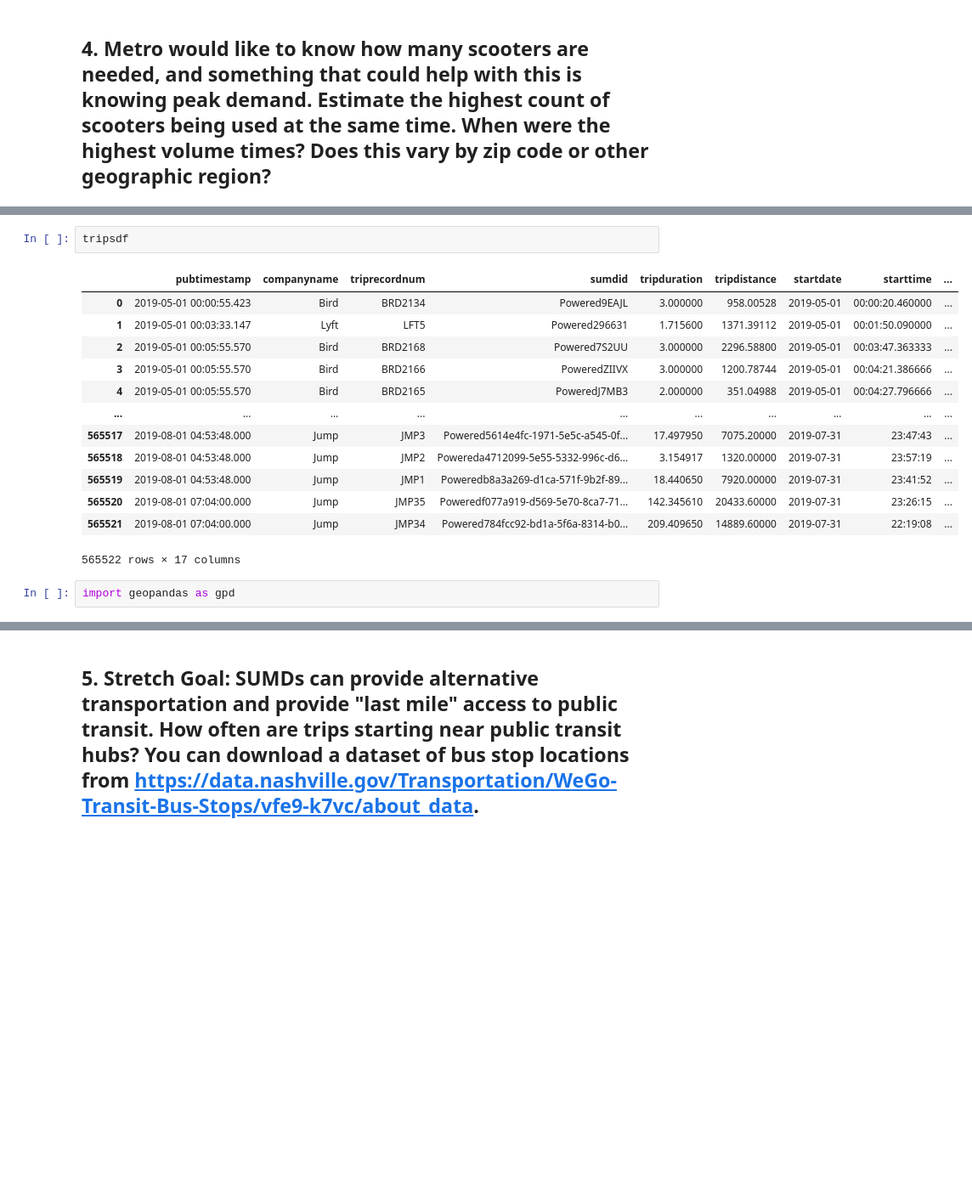
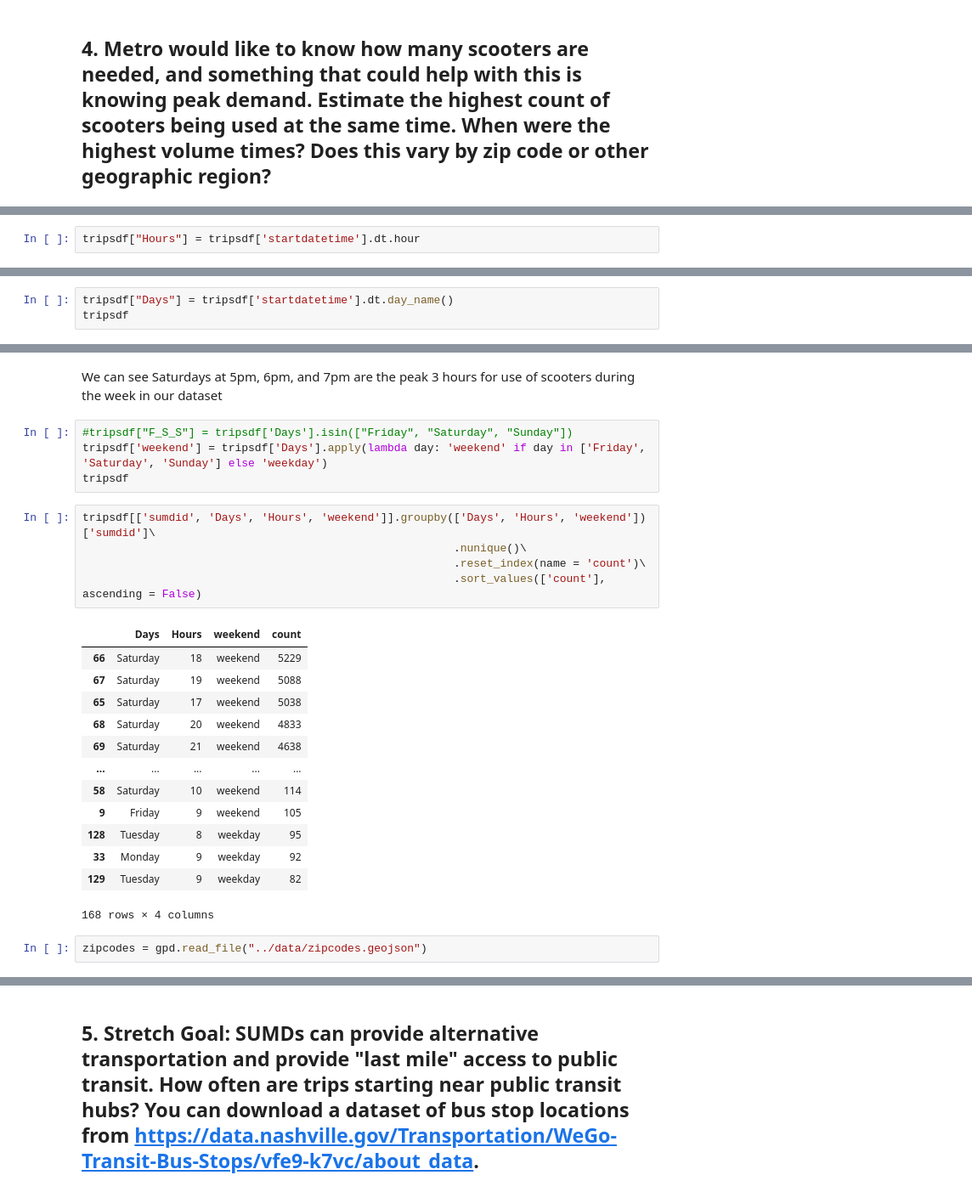
Before and after one commit to NSS-Data-Analytics-Cohort-11/scooters-hot_honey, a Jupyter notebook: notebooks/Scooters.ipynb, the cells around one changed output, grey strips where cells are left out. Shown: that part at 85% size. Saved outputs shown, nothing was run; the diff lists cells and outputs as text; blank space fills up the shorter version.

```diff
--- a/notebooks/Scooters.ipynb
+++ b/notebooks/Scooters.ipynb
@@ -912,0 +951,2 @@ tripsdf.head()
+# %%
+tripsdf["Hours"] = tripsdf['startdatetime'].dt.hour
@@ -912,0 +969,3 @@ tripsdf.head()
+# %%
+tripsdf["Days"] = tripsdf['startdatetime'].dt.day_name()
+tripsdf
@@ -913,18 +1019,27 @@ tripsdf.head()
+# %% [markdown]
+We can see Saturdays at 5pm, 6pm, and 7pm are the peak 3 hours for use of scooters during the week in our dataset
+# %%
+#tripsdf["F_S_S"] = tripsdf['Days'].isin(["Friday", "Saturday", "Sunday"])
+tripsdf['weekend'] = tripsdf['Days'].apply(lambda day: 'weekend' if day in ['Friday', 'Saturday', 'Sunday'] else 'weekday')
+tripsdf
 # %%
-tripsdf
+tripsdf[['sumdid', 'Days', 'Hours', 'weekend']].groupby(['Days', 'Hours', 'weekend'])['sumdid']\
+                                                        .nunique()\
+                                                        .reset_index(name = 'count')\
+                                                        .sort_values(['count'], ascending = False)
 # %% [output]
-|  | pubtimestamp | companyname | triprecordnum | sumdid | tripduration | tripdistance | startdate | starttime | ... |
-| 0 | 2019-05-01 00:00:55.423 | Bird | BRD2134 | Powered9EAJL | 3.000000 | 958.00528 | 2019-05-01 | 00:00:20.460000 | ... |
-| 1 | 2019-05-01 00:03:33.147 | Lyft | LFT5 | Powered296631 | 1.715600 | 1371.39112 | 2019-05-01 | 00:01:50.090000 | ... |
-| 2 | 2019-05-01 00:05:55.570 | Bird | BRD2168 | Powered7S2UU | 3.000000 | 2296.58800 | 2019-05-01 | 00:03:47.363333 | ... |
-| 3 | 2019-05-01 00:05:55.570 | Bird | BRD2166 | PoweredZIIVX | 3.000000 | 1200.78744 | 2019-05-01 | 00:04:21.386666 | ... |
-| 4 | 2019-05-01 00:05:55.570 | Bird | BRD2165 | PoweredJ7MB3 | 2.000000 | 351.04988 | 2019-05-01 | 00:04:27.796666 | ... |
-| ... | ... | ... | ... | ... | ... | ... | ... | ... | ... |
-| 565517 | 2019-08-01 04:53:48.000 | Jump | JMP3 | Powered5614e4fc-1971-5e5c-a545-0f... | 17.497950 | 7075.20000 | 2019-07-31 | 23:47:43 | ... |
-| 565518 | 2019-08-01 04:53:48.000 | Jump | JMP2 | Powereda4712099-5e55-5332-996c-d6... | 3.154917 | 1320.00000 | 2019-07-31 | 23:57:19 | ... |
-| 565519 | 2019-08-01 04:53:48.000 | Jump | JMP1 | Poweredb8a3a269-d1ca-571f-9b2f-89... | 18.440650 | 7920.00000 | 2019-07-31 | 23:41:52 | ... |
-| 565520 | 2019-08-01 07:04:00.000 | Jump | JMP35 | Poweredf077a919-d569-5e70-8ca7-71... | 142.345610 | 20433.60000 | 2019-07-31 | 23:26:15 | ... |
-| 565521 | 2019-08-01 07:04:00.000 | Jump | JMP34 | Powered784fcc92-bd1a-5f6a-8314-b0... | 209.409650 | 14889.60000 | 2019-07-31 | 22:19:08 | ... |
+|  | Days | Hours | weekend | count |
+| 66 | Saturday | 18 | weekend | 5229 |
+| 67 | Saturday | 19 | weekend | 5088 |
+| 65 | Saturday | 17 | weekend | 5038 |
+| 68 | Saturday | 20 | weekend | 4833 |
+| 69 | Saturday | 21 | weekend | 4638 |
+| ... | ... | ... | ... | ... |
+| 58 | Saturday | 10 | weekend | 114 |
+| 9 | Friday | 9 | weekend | 105 |
+| 128 | Tuesday | 8 | weekday | 95 |
+| 33 | Monday | 9 | weekday | 92 |
+| 129 | Tuesday | 9 | weekday | 82 |
-565522 rows × 17 columns
+168 rows × 4 columns
-# %%
-import geopandas as gpd
+# %%
+zipcodes = gpd.read_file("../data/zipcodes.geojson")
```
Also changed, not shown: parts of 65 cells of this notebook.
